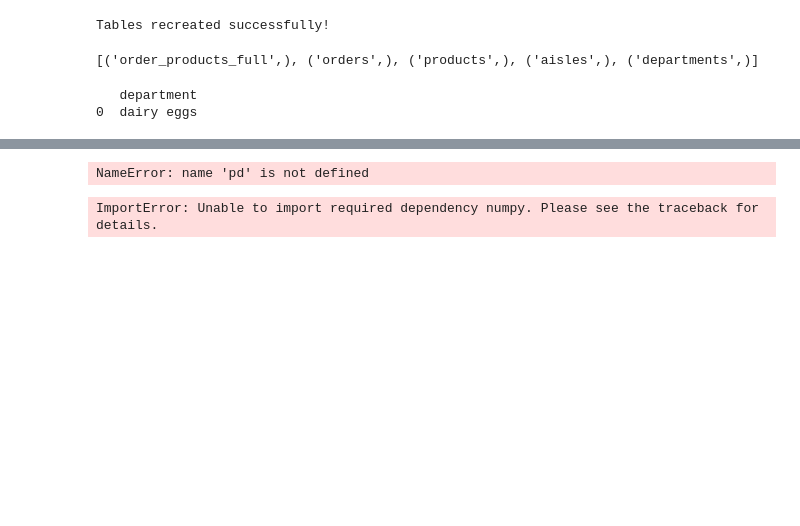
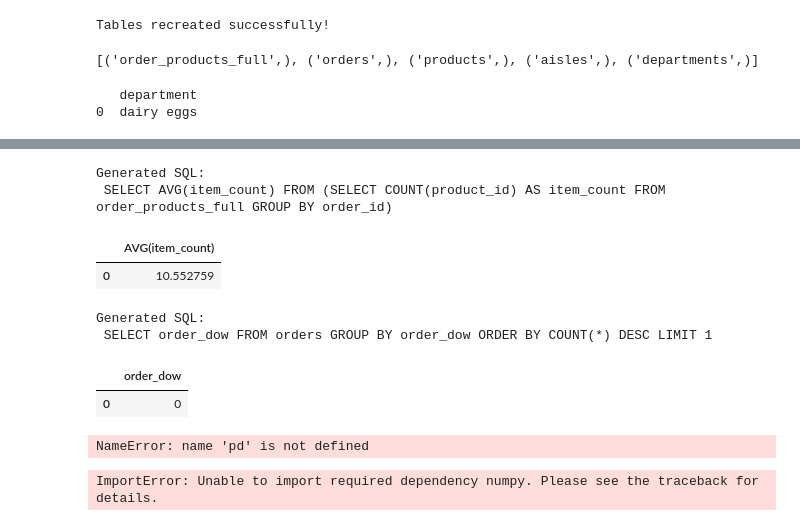
Before and after one commit to Bhaskar-Black/ai-insight-agent, a Jupyter notebook: notebooks/01_eda.ipynb, the cells around one changed output, grey strips where cells are left out. Drawn from its saved outputs; the diff is of its cells as text; code cells hidden in the pictures; blank space fills up the shorter version.

```diff
--- a/notebooks/01_eda.ipynb
+++ b/notebooks/01_eda.ipynb
@@ -104,3 +274,17 @@ print("Tables recreated successfully!")
+# %%
+ask_question("What is the average number of items per order?")
+# %% [output]
+Generated SQL:
+ SELECT AVG(item_count) FROM (SELECT COUNT(product_id) AS item_count FROM order_products_full GROUP BY order_id)
+|  | AVG(item_count) |
+| 0 | 10.552759 |
+# %%
+ask_question("Which day of the week has the most orders?")
+# %% [output]
+Generated SQL:
+ SELECT order_dow FROM orders GROUP BY order_dow ORDER BY COUNT(*) DESC LIMIT 1
+|  | order_dow |
+| 0 | 0 |
 # %%
 import pandas as pd
 import sqlite3
```
Also changed, not shown: parts of 8 cells of this notebook.
